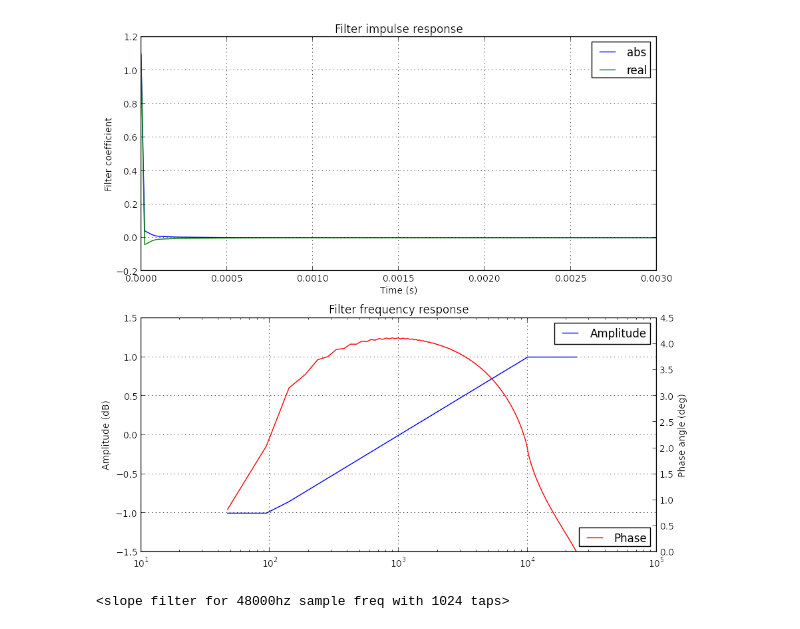
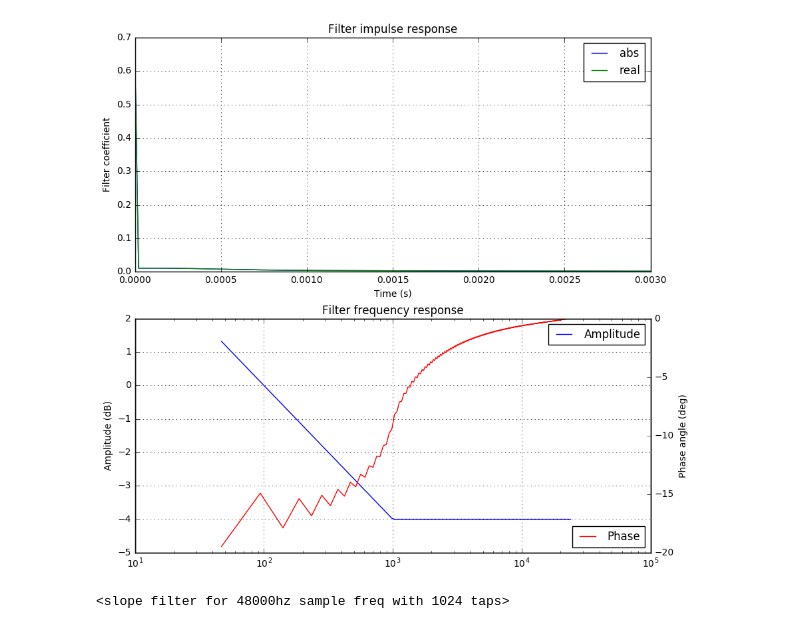
Before and after one commit to axiak/speakers, a Jupyter notebook: notebooks/FilterBlocks.ipynb, the cells around one changed output. Saved outputs shown, nothing was run; the diff lists cells and outputs as text; code cells hidden in the pictures.

```diff
--- a/notebooks/FilterBlocks.ipynb
+++ b/notebooks/FilterBlocks.ipynb
@@ -42,9 +43,9 @@ filt_delay2
 <delay filter for 48000hz sample freq with 1024 taps>
 # %%
-filt_slope1 = ff.spectral_slope(100, 10000, 1.0)
+filt_slope1 = ff.spectral_slope(10, 1000, -4.0)
 filt_slope1
 # %% [output]
-[figure, old version]
+[figure, new version]
 <slope filter for 48000hz sample freq with 1024 taps>
 # %%
 filt_slope2 = ff.spectral_slope(300, 2000, -3.0)
```
Also changed, not shown: parts of 16 cells of this notebook, 4 other files.
